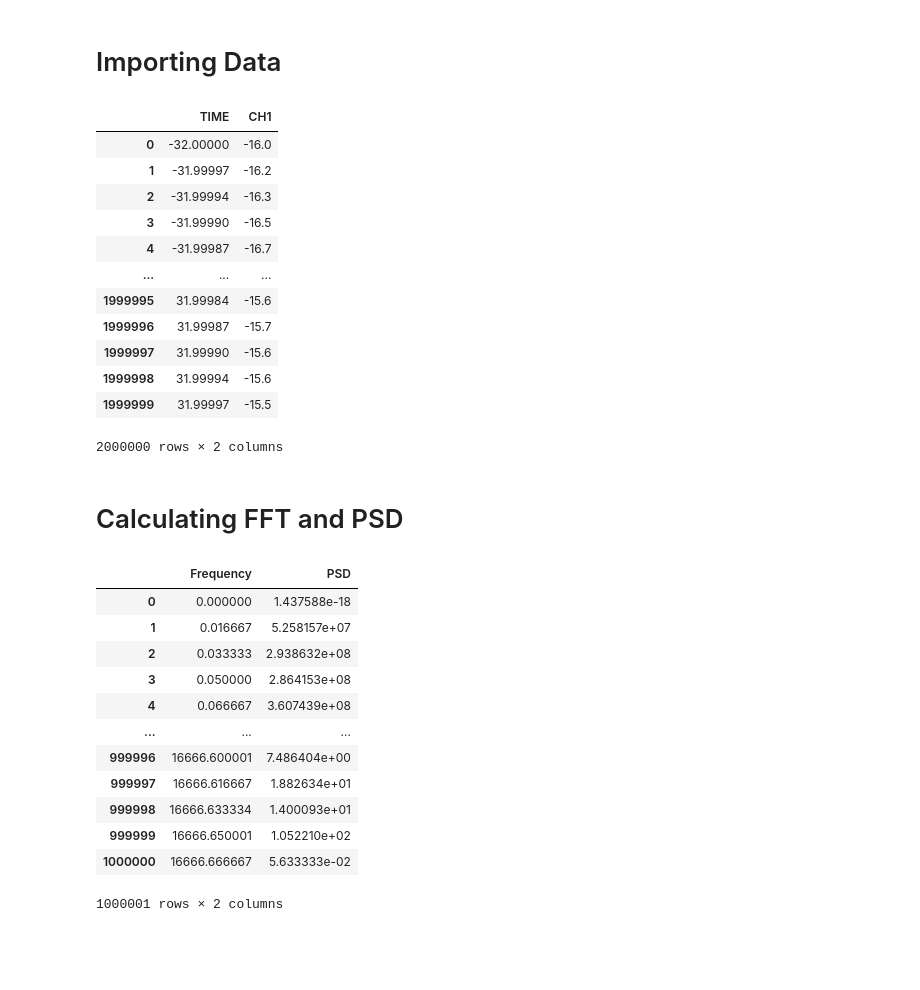
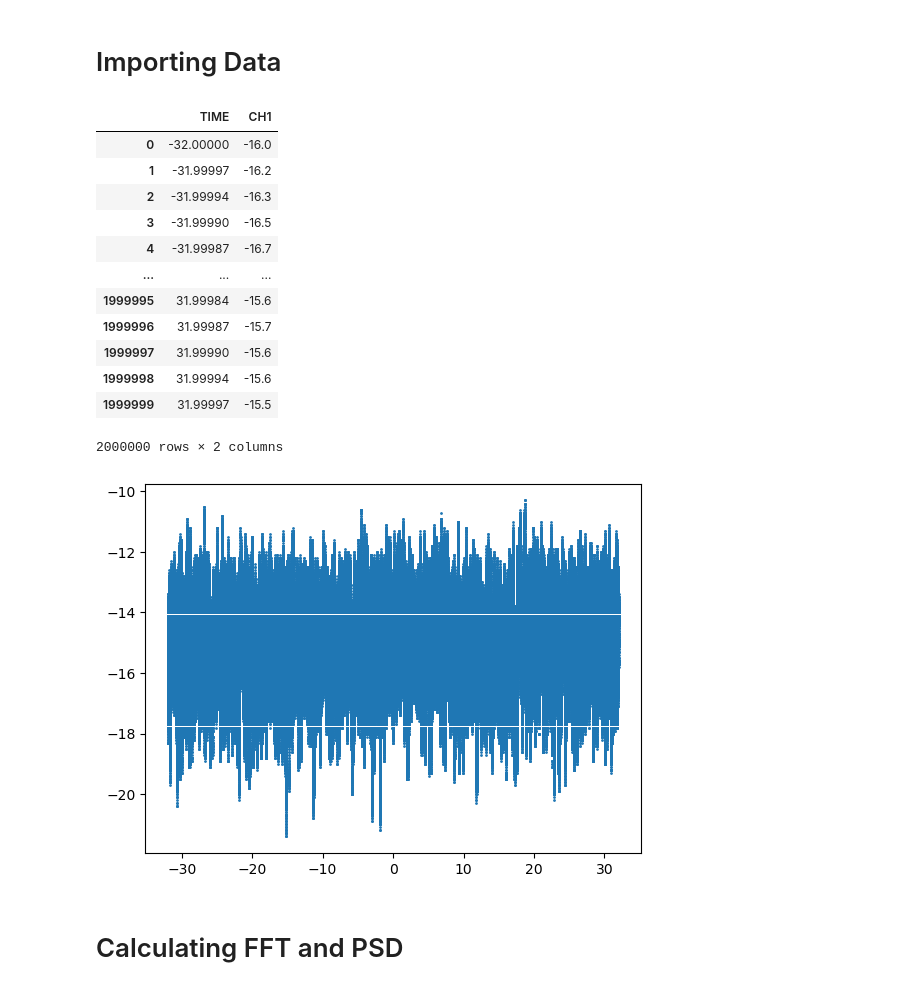
Before and after one commit to noah-silverberg/382L-Optical-Tweezer, a Jupyter notebook: trappedPSD.ipynb, the cells around one changed output. Cells and saved outputs as stored; diff of their text form; code cells hidden in the pictures; blank space fills up the shorter version.

```diff
--- a/trappedPSD.ipynb
+++ b/trappedPSD.ipynb
@@ -3,21 +8,23 @@
 # %%
-import pandas as pd
-
 data = pd.read_csv('Data/Trapped Particle 01 - 2M pts.CSV', skiprows=15)
 display(data)
+
+plt.plot(data['TIME'], data['CH1'], 'o', markersize=1)
+plt.show()
 # %% [output]
 |  | TIME | CH1 |
 | 0 | -32.00000 | -16.0 |
 | 1 | -31.99997 | -16.2 |
 | 2 | -31.99994 | -16.3 |
 | 3 | -31.99990 | -16.5 |
 | 4 | -31.99987 | -16.7 |
 | ... | ... | ... |
 | 1999995 | 31.99984 | -15.6 |
 | 1999996 | 31.99987 | -15.7 |
 | 1999997 | 31.99990 | -15.6 |
 | 1999998 | 31.99994 | -15.6 |
 | 1999999 | 31.99997 | -15.5 |
 2000000 rows × 2 columns
+[figure, added]
 # %% [markdown]
 # Calculating FFT and PSD
@@ -44,17 +30,0 @@ psd = psd.real
-# %%
-psds = pd.DataFrame({'Frequency': freqs, 'PSD': psd.real})
-display(psds)
-# %% [output]
-|  | Frequency | PSD |
-| 0 | 0.000000 | 1.437588e-18 |
-| 1 | 0.016667 | 5.258157e+07 |
-| 2 | 0.033333 | 2.938632e+08 |
-| 3 | 0.050000 | 2.864153e+08 |
-| 4 | 0.066667 | 3.607439e+08 |
-| ... | ... | ... |
-| 999996 | 16666.600001 | 7.486404e+00 |
-| 999997 | 16666.616667 | 1.882634e+01 |
-| 999998 | 16666.633334 | 1.400093e+01 |
-| 999999 | 16666.650001 | 1.052210e+02 |
-| 1000000 | 16666.666667 | 5.633333e-02 |
-1000001 rows × 2 columns
```
Also changed, not shown: parts of 7 cells of this notebook.
